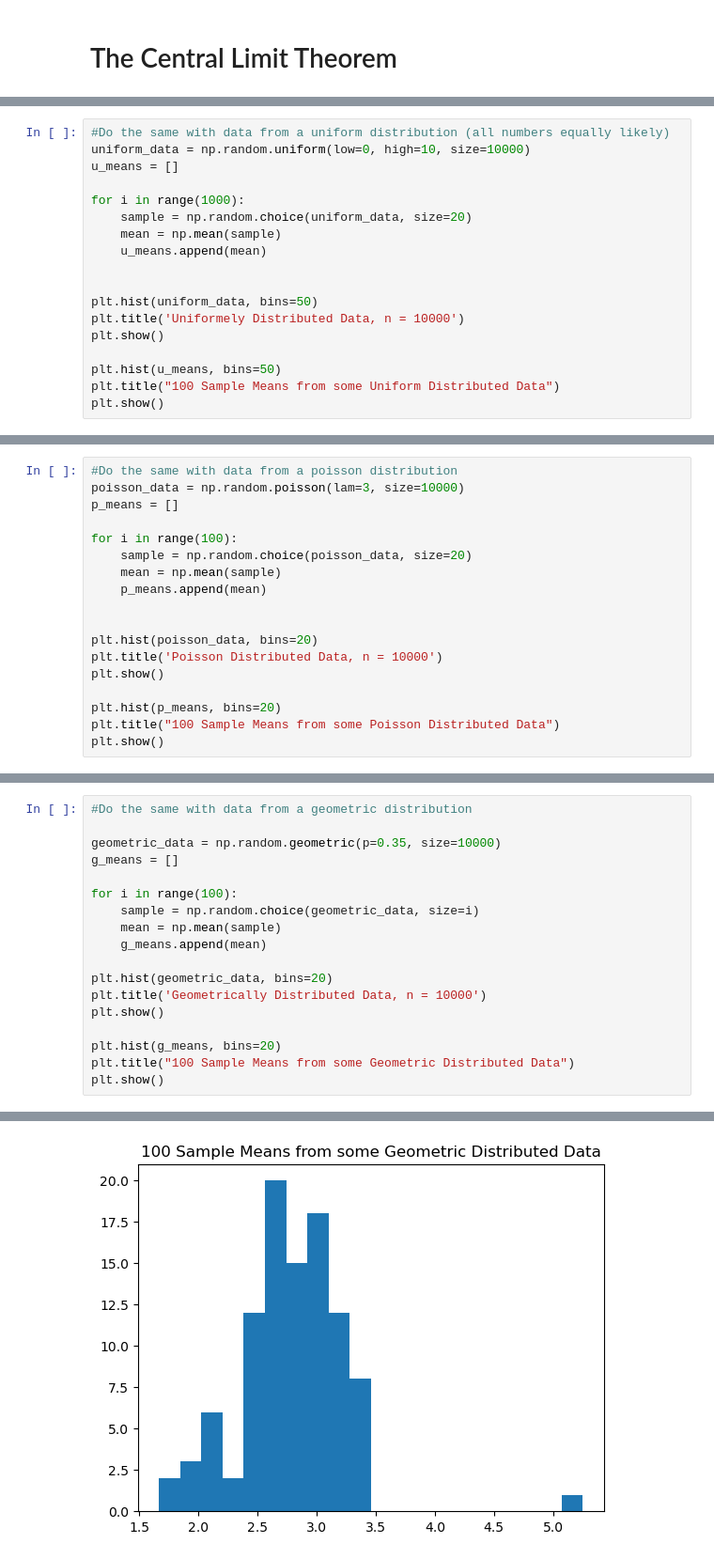
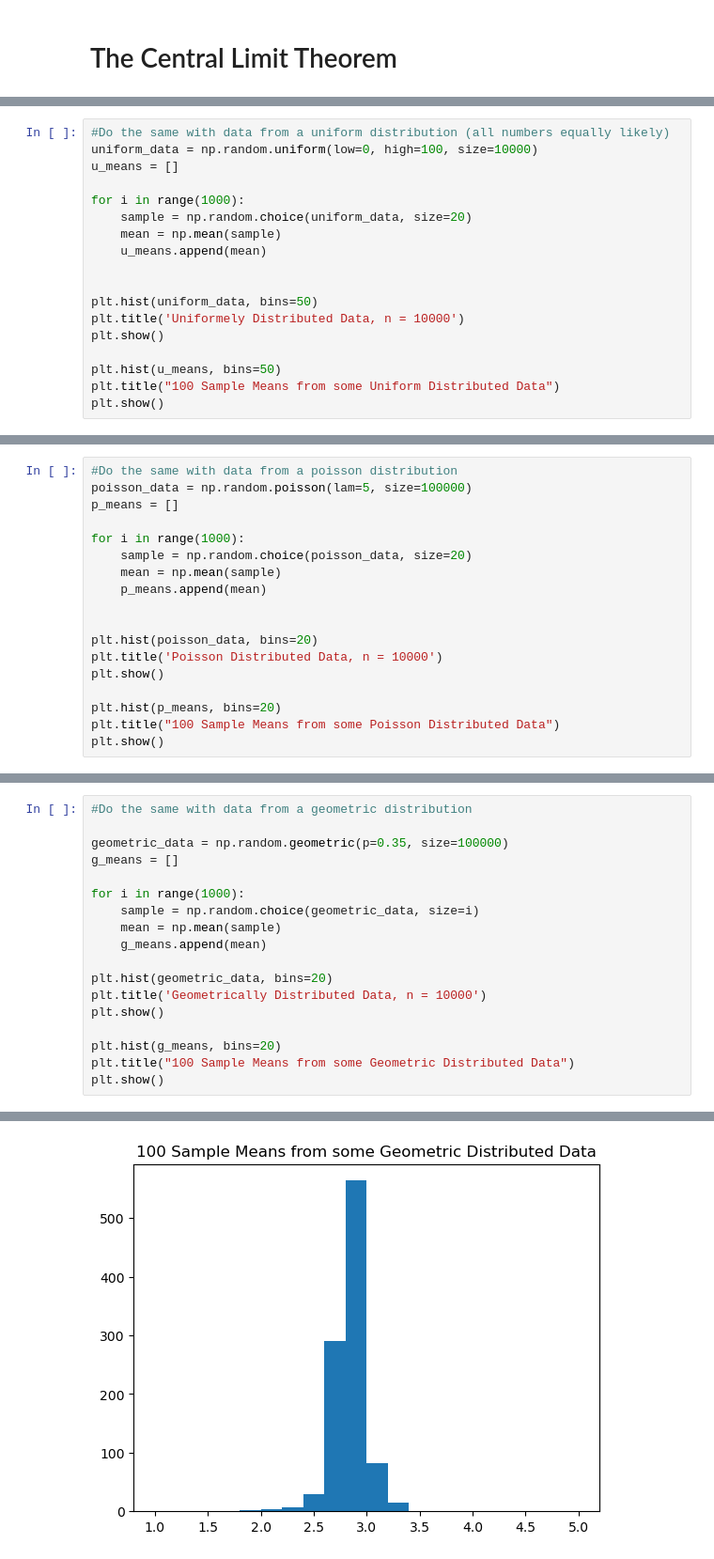
Before and after one commit to rjwrobel86/Python4Statistics, a Jupyter notebook: Notebooks/CentralLimitTheorem.ipynb, the cells around one changed output, grey strips where cells are left out. Shown at 94% size. Cells and saved outputs as stored; diff of their text form.

```diff
--- a/Notebooks/CentralLimitTheorem.ipynb
+++ b/Notebooks/CentralLimitTheorem.ipynb
@@ -34,6 +34,6 @@ plt.show()
 # %%
 #Do the same with data from a uniform distribution (all numbers equally likely)
-uniform_data = np.random.uniform(low=0, high=10, size=10000)
+uniform_data = np.random.uniform(low=0, high=100, size=10000)
 u_means = []
 
 for i in range(1000):
@@ -55,9 +55,9 @@ plt.show()
 # %%
 #Do the same with data from a poisson distribution
-poisson_data = np.random.poisson(lam=3, size=10000)
+poisson_data = np.random.poisson(lam=5, size=100000)
 p_means = []
 
-for i in range(100):
+for i in range(1000):
     sample = np.random.choice(poisson_data, size=20)
     mean = np.mean(sample)
     p_means.append(mean)
@@ -76,10 +76,10 @@ plt.show()
 # %%
 #Do the same with data from a geometric distribution
 
-geometric_data = np.random.geometric(p=0.35, size=10000)
+geometric_data = np.random.geometric(p=0.35, size=100000)
 g_means = []
 
-for i in range(100):
+for i in range(1000):
     sample = np.random.choice(geometric_data, size=i)
     mean = np.mean(sample)
     g_means.append(mean)
@@ -96 +96 @@ plt.show()
-[figure, old version]
+[figure, new version]
```
Also changed, not shown: parts of 4 cells of this notebook, 22 other files.
